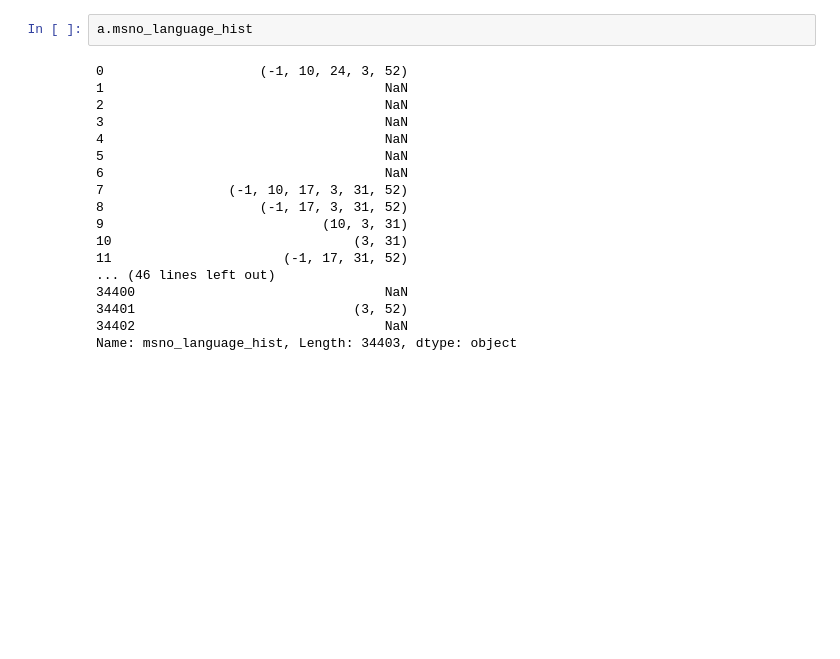
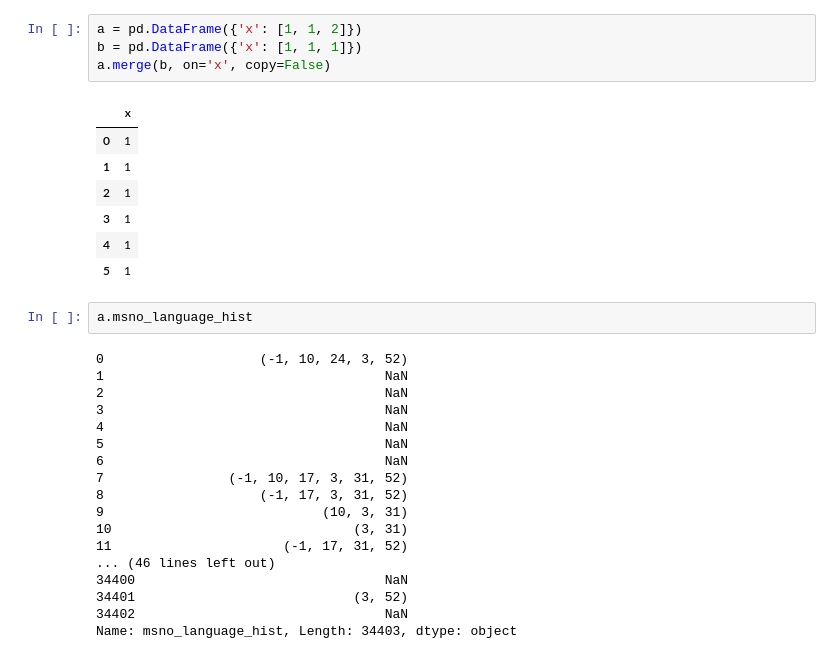
Before and after one commit to CloudMile/ml-specialized, a Jupyter notebook: rossmann/rossman.ipynb, the cells around one changed output. Drawn from its saved outputs; the diff is of its cells as text; blank space fills up the shorter version.

```diff
--- a/rossmann/rossman.ipynb
+++ b/rossmann/rossman.ipynb
@@ -68,3 +59,15 @@ a.head()
+# %%
+a = pd.DataFrame({'x': [1, 1, 2]})
+b = pd.DataFrame({'x': [1, 1, 1]})
+a.merge(b, on='x', copy=False)
+# %% [output]
+|  | x |
+| 0 | 1 |
+| 1 | 1 |
+| 2 | 1 |
+| 3 | 1 |
+| 4 | 1 |
+| 5 | 1 |
 # %%
 a.msno_language_hist
 # %% [output]
```
Also changed, not shown: parts of 2 cells of this notebook, 2 other files.
